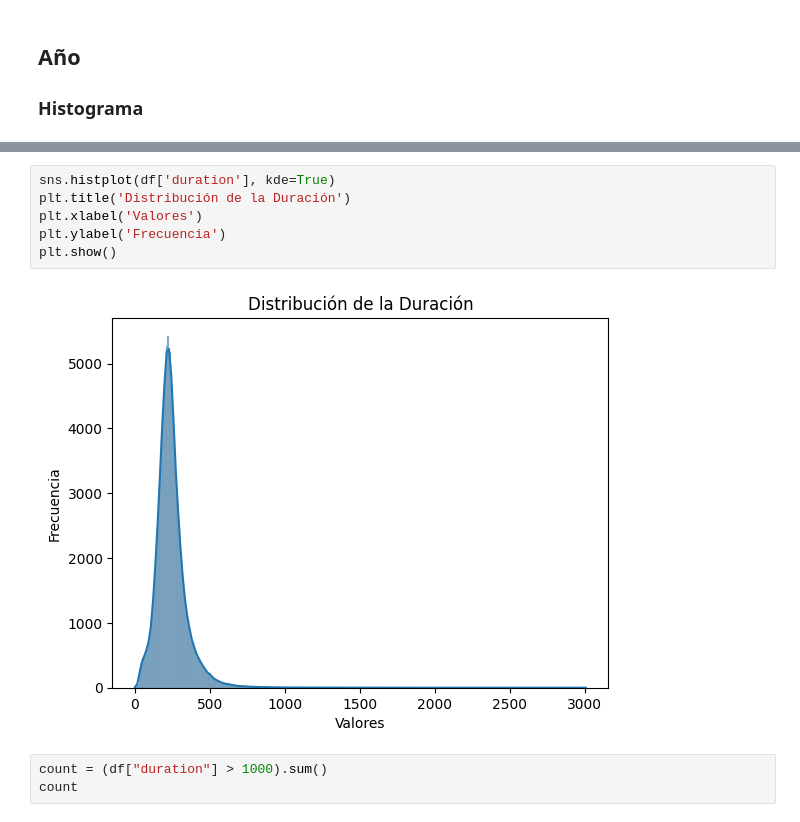
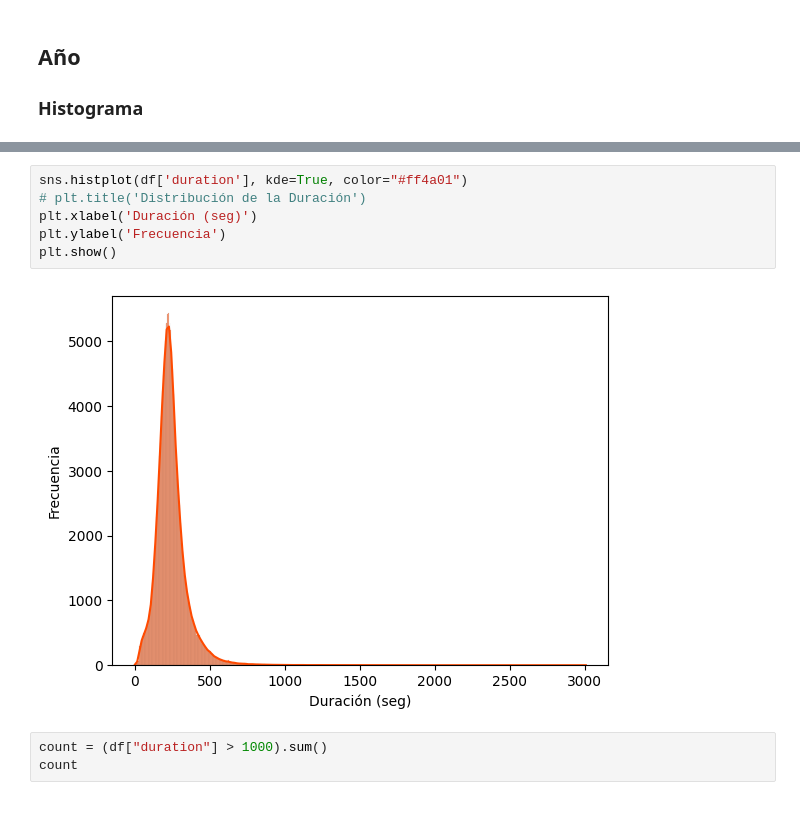
Before and after one commit to wuiquique/msd_predictive, a Jupyter notebook: analysis.ipynb, the cells around one changed output, grey strips where cells are left out. Cells and saved outputs as stored; diff of their text form.

```diff
--- a/analysis.ipynb
+++ b/analysis.ipynb
@@ -81,11 +103,11 @@ plt.show()
 # %%
-sns.histplot(df['duration'], kde=True)
-plt.title('Distribución de la Duración')
-plt.xlabel('Valores')
+sns.histplot(df['duration'], kde=True, color="#ff4a01")
+# plt.title('Distribución de la Duración')
+plt.xlabel('Duración (seg)')
 plt.ylabel('Frecuencia')
 plt.show()
 # %% [output]
-[figure, old version]
+[figure, new version]
 # %%
 count = (df["duration"] > 1000).sum()
 count
```
Also changed, not shown: parts of 11 cells of this notebook, 1 other file.
